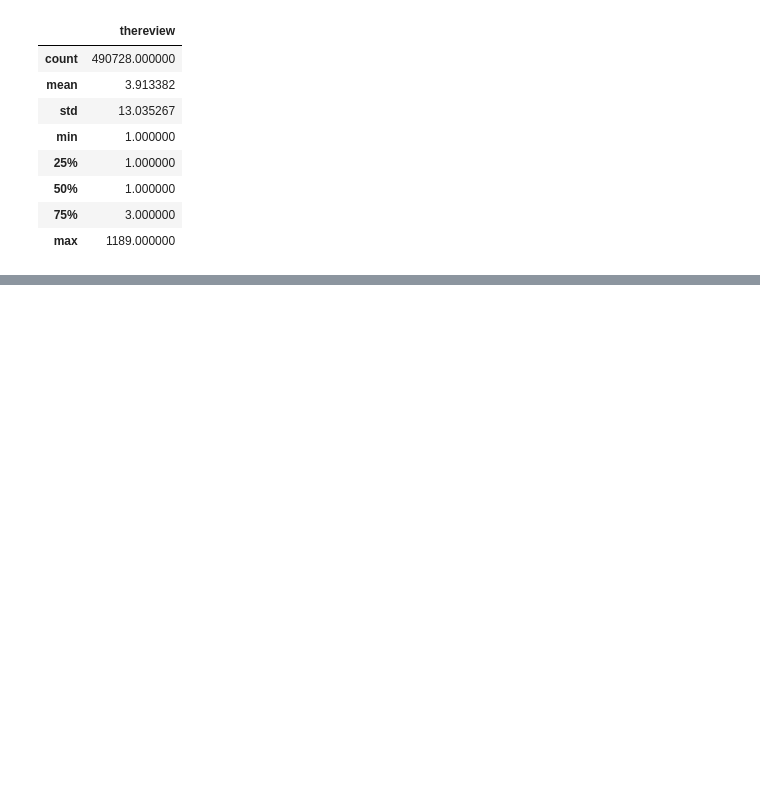
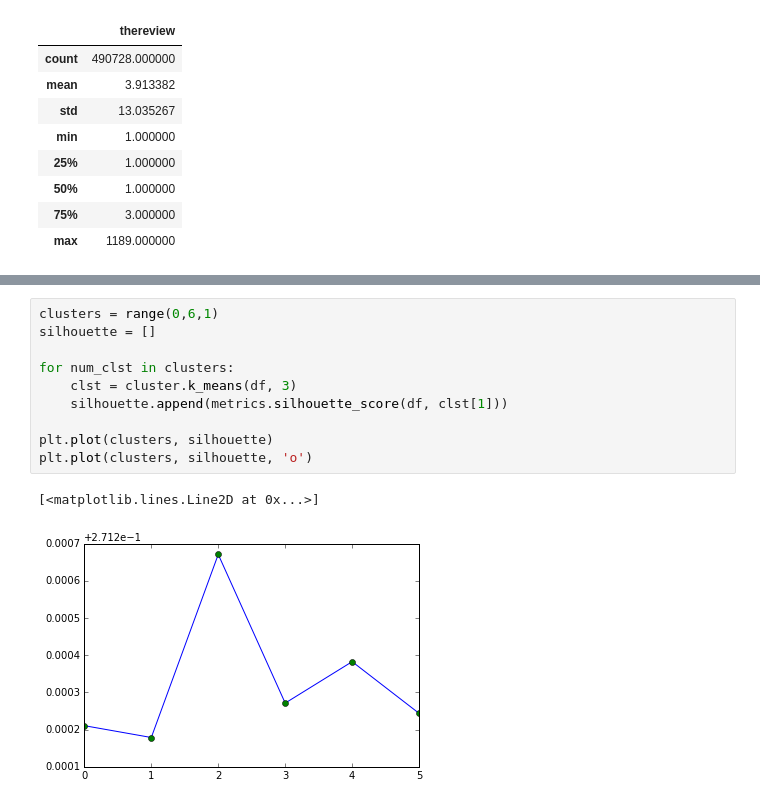
Before and after one commit to jfried23/InsightProject, a Jupyter notebook: yelp/prelim1.ipynb, the cells around one changed output, grey strips where cells are left out. Drawn from its saved outputs; the diff is of its cells as text; blank space fills up the shorter version.

```diff
--- a/yelp/prelim1.ipynb
+++ b/yelp/prelim1.ipynb
@@ -108,0 +159,13 @@ review_data.groupby('uid').agg({'thereview':len}).describe()
+# %%
+clusters = range(0,6,1)
+silhouette = []
+
+for num_clst in clusters:
+    clst = cluster.k_means(df, 3)
+    silhouette.append(metrics.silhouette_score(df, clst[1]))
+
+plt.plot(clusters, silhouette)
+plt.plot(clusters, silhouette, 'o')
+# %% [output]
+[<matplotlib.lines.Line2D at 0x...>]
+[figure, added]
```
Also changed, not shown: parts of 12 cells of this notebook, 2 other files.
